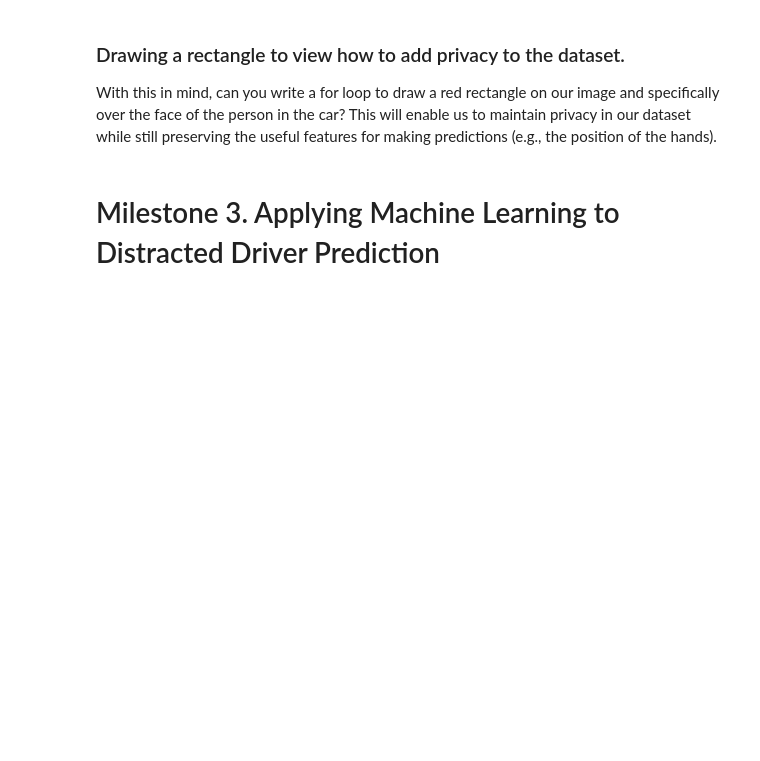
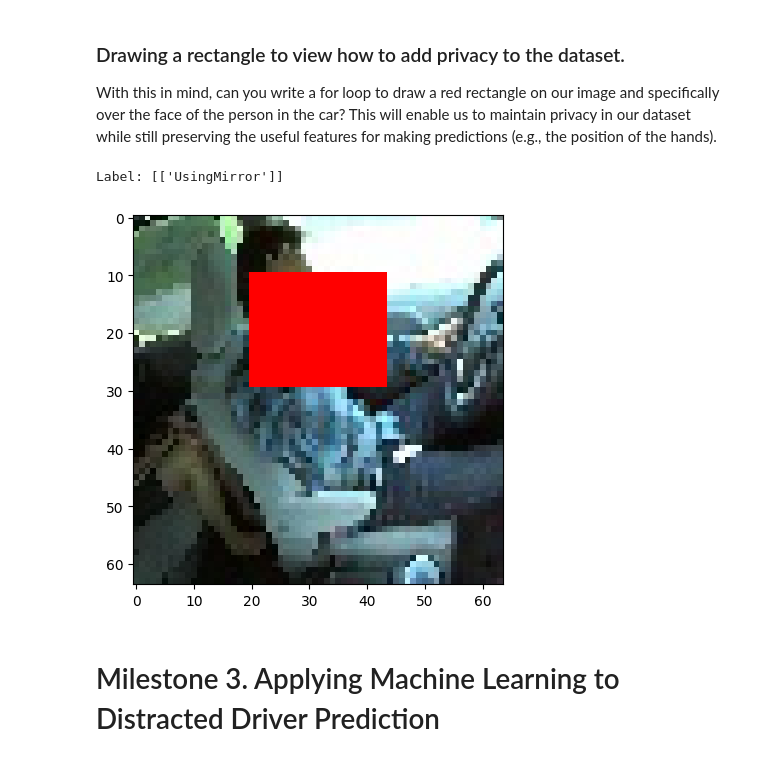
Before and after one commit to patelpayal2406/Distracted-Drivers-Detection, a Jupyter notebook: Payal_DistractedDrivers_Section1.ipynb, the cells around one changed output. Saved outputs shown, nothing was run; the diff lists cells and outputs as text; code cells hidden in the pictures; blank space fills up the shorter version.

```diff
--- a/Payal_DistractedDrivers_Section1.ipynb
+++ b/Payal_DistractedDrivers_Section1.ipynb
@@ -709,22 +665,25 @@ image[5,5,0] = 0.5
 
 With this in mind, can you write a for loop to draw a red rectangle on our image and specifically over the face of the person in the car? This will enable us to maintain privacy in our dataset while still preserving the useful features for making predictions (e.g., the position of the hands).
 # %%
-# Making a copy of the image!
+# Making a copy of the image
 new_image = np.copy(image)
 
-# Define the bounds of the rectangle (remember how many rows and columns we have total)
-# start_row =
-# stop_row =
-# start_col =
-# stop_col =
+# Define the bounds of the rectangle
+start_row = 10
+stop_row = 30
+start_col = 20
+stop_col = 44
 
-# Our red color. Should the values be ints or floats? Try 'em out!
-# new_color =
+# Our red color
+new_color = [1.0, 0.0, 0.0]
 
 # Use slicing to draw a rectangle
 new_image[start_row:stop_row, start_col:stop_col] = new_color
 
-plot_one_image(new_image)
+plot_one_image(new_image, labels=[image_label])
+# %% [output]
+Label: [['UsingMirror']]
+[figure, added]
 # %% [markdown]
 
 # Milestone 3. Applying Machine Learning to Distracted Driver Prediction
```
Also changed, not shown: parts of 32 cells of this notebook, 3 other files.
